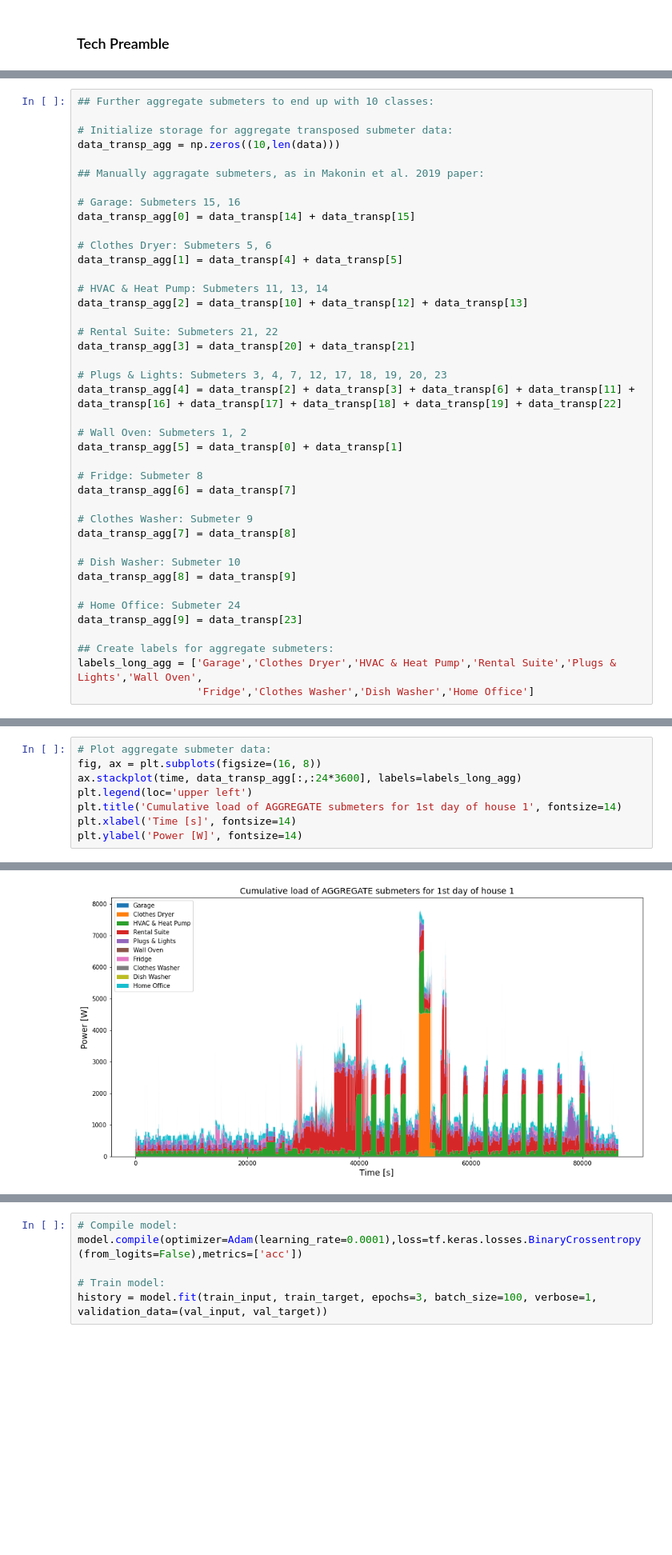
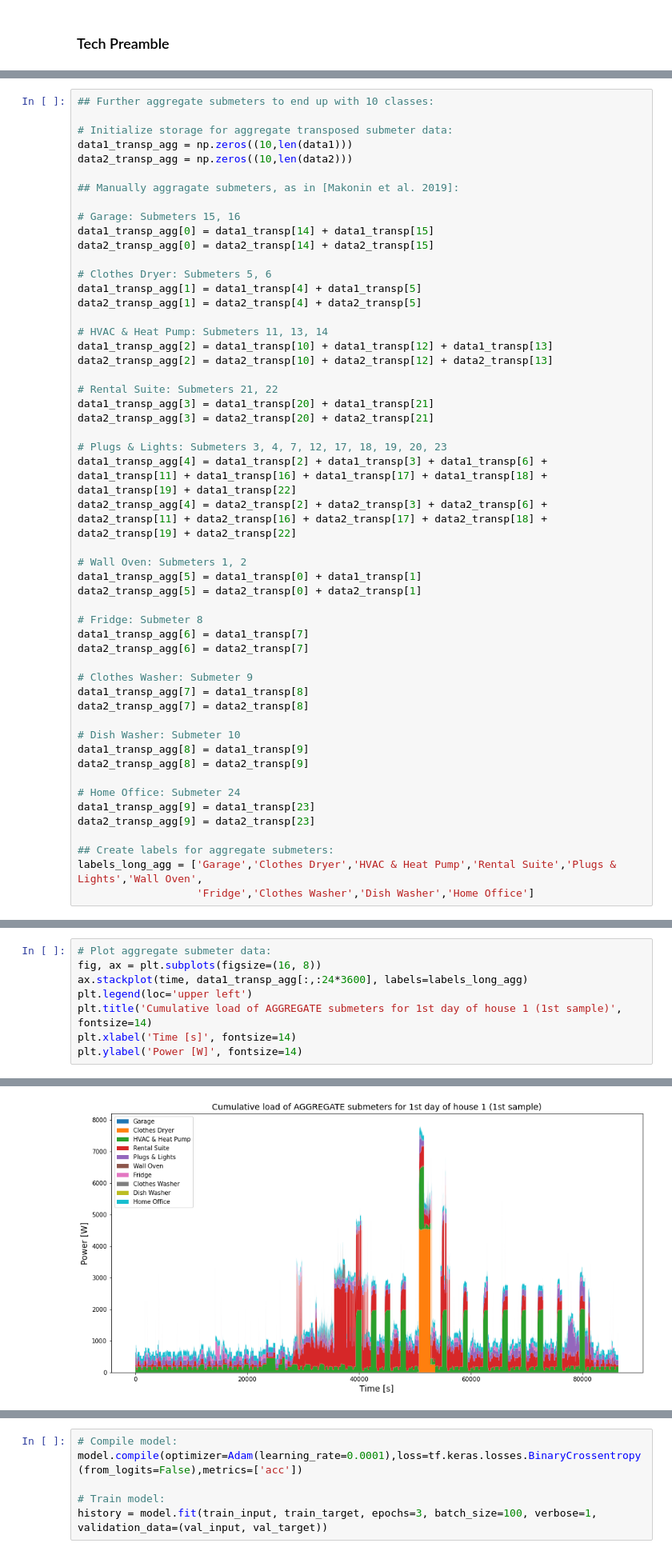
Before and after one commit to MarcoLandtHayen/NILM_NonIntrusiveLoadMonitoring, a Jupyter notebook: notebooks/02_NILM_RAEdataset_CNN.ipynb, the cells around one changed output, grey strips where cells are left out. Shown: that part at 80% size. Saved outputs shown, nothing was run; the diff lists cells and outputs as text; blank space fills up the shorter version.

```diff
--- a/notebooks/02_NILM_RAEdataset_CNN.ipynb
+++ b/notebooks/02_NILM_RAEdataset_CNN.ipynb
@@ -149,39 +210,50 @@ Text(0, 0.5, 'Power [W]')
 ## Further aggregate submeters to end up with 10 classes:
 
 # Initialize storage for aggregate transposed submeter data:
-data_transp_agg = np.zeros((10,len(data)))
+data1_transp_agg = np.zeros((10,len(data1)))
+data2_transp_agg = np.zeros((10,len(data2)))
 
-## Manually aggragate submeters, as in Makonin et al. 2019 paper:
+## Manually aggragate submeters, as in [Makonin et al. 2019]:
 
 # Garage: Submeters 15, 16
-data_transp_agg[0] = data_transp[14] + data_transp[15]
+data1_transp_agg[0] = data1_transp[14] + data1_transp[15]
+data2_transp_agg[0] = data2_transp[14] + data2_transp[15]
 
 # Clothes Dryer: Submeters 5, 6
-data_transp_agg[1] = data_transp[4] + data_transp[5]
+data1_transp_agg[1] = data1_transp[4] + data1_transp[5]
+data2_transp_agg[1] = data2_transp[4] + data2_transp[5]
 
 # HVAC & Heat Pump: Submeters 11, 13, 14
-data_transp_agg[2] = data_transp[10] + data_transp[12] + data_transp[13]
+data1_transp_agg[2] = data1_transp[10] + data1_transp[12] + data1_transp[13]
+data2_transp_agg[2] = data2_transp[10] + data2_transp[12] + data2_transp[13]
 
 # Rental Suite: Submeters 21, 22
-data_transp_agg[3] = data_transp[20] + data_transp[21]
+data1_transp_agg[3] = data1_transp[20] + data1_transp[21]
+data2_transp_agg[3] = data2_transp[20] + data2_transp[21]
 
 # Plugs & Lights: Submeters 3, 4, 7, 12, 17, 18, 19, 20, 23
-data_transp_agg[4] = data_transp[2] + data_transp[3] + data_transp[6] + data_transp[11] + data_transp[16] + data_transp[17] + data_transp[18] + data_transp[19] + data_transp[22]
+data1_transp_agg[4] = data1_transp[2] + data1_transp[3] + data1_transp[6] + data1_transp[11] + data1_transp[16] + data1_transp[17] + data1_transp[18] + data1_transp[19] + data1_transp[22]
+data2_transp_agg[4] = data2_transp[2] + data2_transp[3] + data2_transp[6] + data2_transp[11] + data2_transp[16] + data2_transp[17] + data2_transp[18] + data2_transp[19] + data2_transp[22]
 
 # Wall Oven: Submeters 1, 2
-data_transp_agg[5] = data_transp[0] + data_transp[1]
+data1_transp_agg[5] = data1_transp[0] + data1_transp[1]
+data2_transp_agg[5] = data2_transp[0] + data2_transp[1]
 
 # Fridge: Submeter 8
-data_transp_agg[6] = data_transp[7]
+data1_transp_agg[6] = data1_transp[7]
+data2_transp_agg[6] = data2_transp[7]
 
 # Clothes Washer: Submeter 9
-data_transp_agg[7] = data_transp[8]
+data1_transp_agg[7] = data1_transp[8]
+data2_transp_agg[7] = data2_transp[8]
 
 # Dish Washer: Submeter 10
-data_transp_agg[8] = data_transp[9]
+data1_transp_agg[8] = data1_transp[9]
+data2_transp_agg[8] = data2_transp[9]
 
 # Home Office: Submeter 24
-data_transp_agg[9] = data_transp[23]
+data1_transp_agg[9] = data1_transp[23]
+data2_transp_agg[9] = data2_transp[23]
 
 ## Create labels for aggregate submeters:
 labels_long_agg = ['Garage','Clothes Dryer','HVAC & Heat Pump','Rental Suite','Plugs & Lights','Wall Oven',
@@ -195,11 +269,11 @@ np.sum(np.sum(data_transp_agg,axis=0)-data[:,0])
 # %%
 # Plot aggregate submeter data:
 fig, ax = plt.subplots(figsize=(16, 8))
-ax.stackplot(time, data_transp_agg[:,:24*3600], labels=labels_long_agg)
+ax.stackplot(time, data1_transp_agg[:,:24*3600], labels=labels_long_agg)
 plt.legend(loc='upper left')
-plt.title('Cumulative load of AGGREGATE submeters for 1st day of house 1', fontsize=14)
+plt.title('Cumulative load of AGGREGATE submeters for 1st day of house 1 (1st sample)', fontsize=14)
 plt.xlabel('Time [s]', fontsize=14)
 plt.ylabel('Power [W]', fontsize=14)
 # %% [output]
 Text(0, 0.5, 'Power [W]')
-[figure, old version]
+[figure, new version]
```
Also changed, not shown: parts of 21 cells of this notebook.
